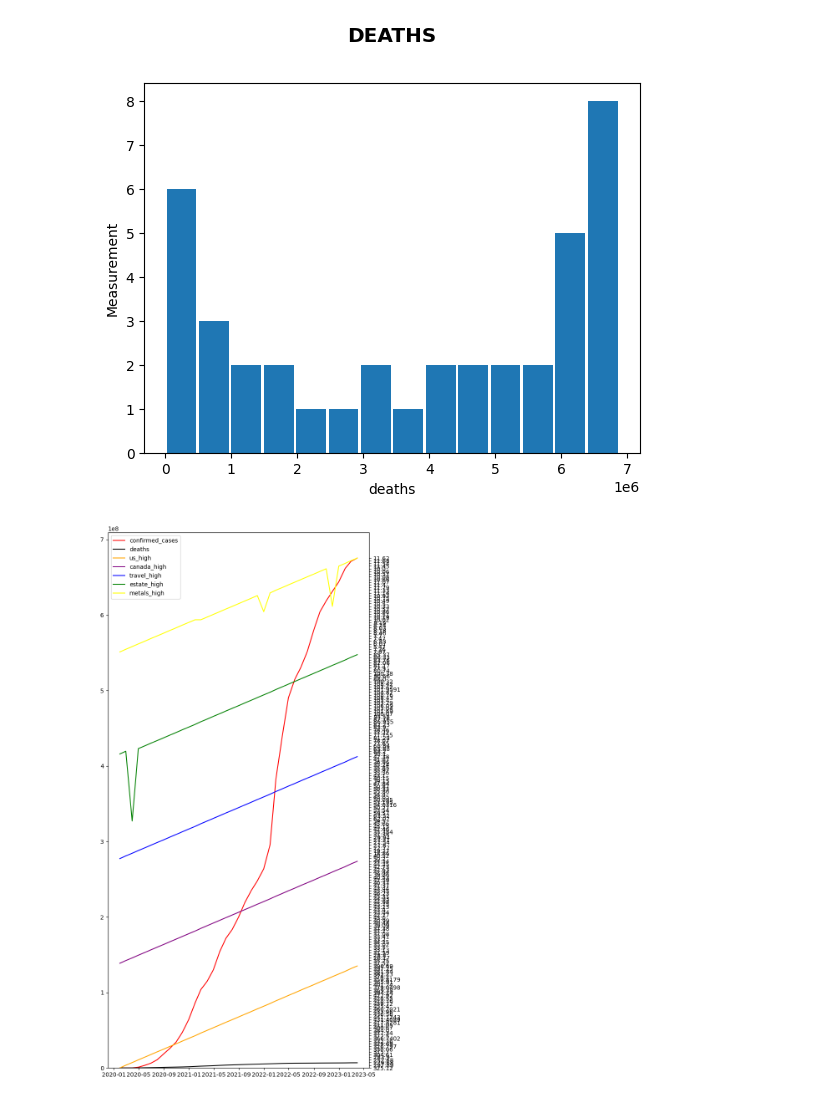
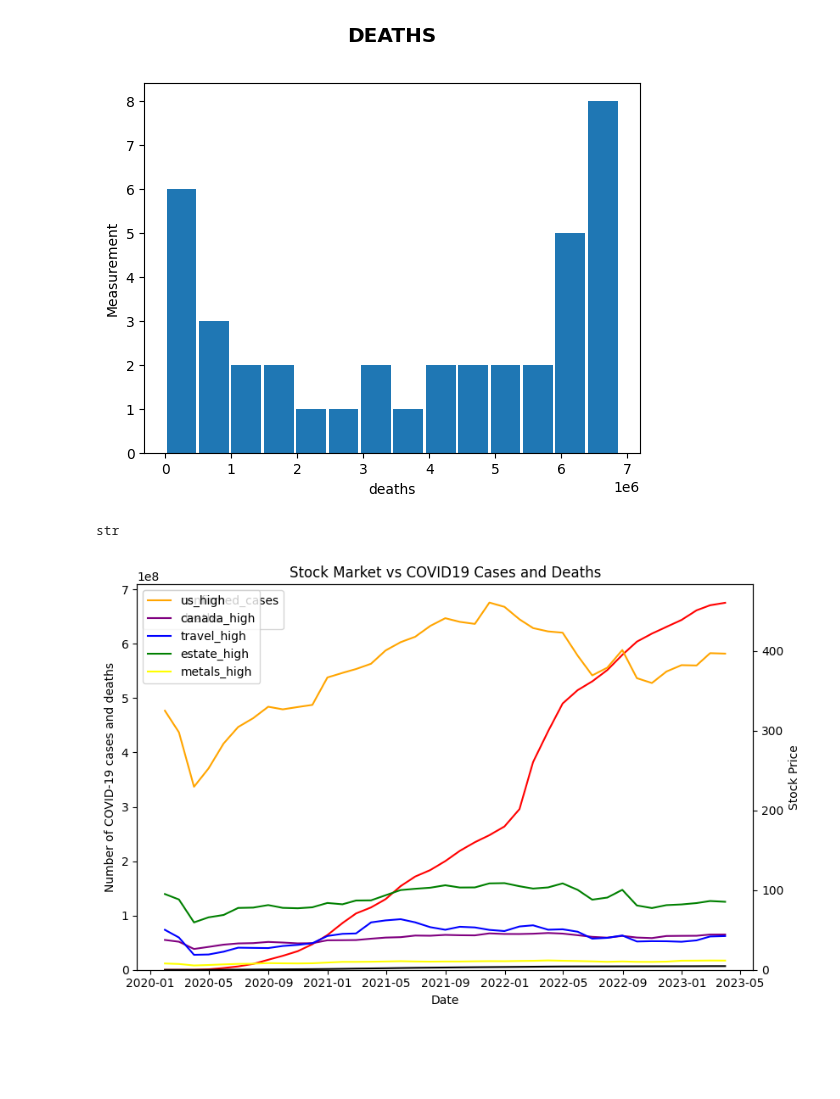
Before and after one commit to Dhvani811/Covid19Project, a Jupyter notebook: Final_Project.ipynb, the cells around one changed output. Saved outputs shown, nothing was run; the diff lists cells and outputs as text; code cells hidden in the pictures; blank space fills up the shorter version.

Commit message:
Line chart working perfectly. Datatypes updated

```diff
--- a/Final_Project.ipynb
+++ b/Final_Project.ipynb
@@ -532,22 +532,36 @@ for i in df_monthly.columns:
 [figure]
 [figure]
 # %%
-plt.rcParams["figure.figsize"] = [7.50, 13.50]
+plt.rcParams["figure.figsize"] = [8.50, 5.50]
 plt.rcParams["figure.autolayout"] = True
+# %%
+x_values = df_monthly.index
+# %%
+type(df_monthly['us_high'][0])
+# %% [output]
+str
 # %%
 ax1 = plt.subplot()
-l1, = ax1.plot(df_monthly['confirmed_cases'], color='red')
-l7, = ax1.plot(df_monthly['deaths'], color='black')
+plt.title("Stock Market vs COVID19 Cases and Deaths")
+l1, = ax1.plot(x_values, np.asarray(df_monthly['confirmed_cases'], float), color='red')
+l7, = ax1.plot(x_values, np.asarray(df_monthly['deaths'], float), color='black')
 plt.ylim(0, None)
-ax2 = ax1.twinx()
-l2, = ax2.plot(df_monthly['us_high'], color='orange')
-l3, = ax2.plot(df_monthly['canada_high'], color='purple')
-l4, = ax2.plot(df_monthly['travel_high'], color='blue')
-l5, = ax2.plot(df_monthly['estate_high'], color='green')
-l6, = ax2.plot(df_monthly['metals_high'], color='yellow')
+plt.legend([l1, l7], ["confirmed_cases", "deaths"])
+plt.xlabel("Date")
+plt.ylabel("Number of COVID-19 cases and deaths")
+
+ax3 = ax1.twinx()
+l2, = ax3.plot(x_values,np.asarray(df_monthly['us_high'], float), color='orange')
+l3, = ax3.plot(x_values, np.asarray(df_monthly['canada_high'], float), color='purple')
+l4, = ax3.plot(x_values, np.asarray(df_monthly['travel_high'], float), color='blue')
+l5, = ax3.plot(x_values, np.asarray(df_monthly['estate_high'], float), color='green')
+l6, = ax3.plot(x_values, np.asarray(df_monthly['metals_high'], float), color='yellow')
 plt.ylim(0, None)
-plt.legend([l1, l7, l2,l3,l4,l5,l6], ["confirmed_cases", "deaths", "us_high","canada_high","travel_high", "estate_high", "metals_high"])
+plt.legend([l2,l3,l4,l5,l6], ["us_high","canada_high","travel_high", "estate_high", "metals_high"])
+plt.ylabel("Stock Price")
+
+
 
 plt.show()
 # %% [output]
-[figure, old version]
+[figure, new version]
```
Also changed, not shown: parts of 3 cells of this notebook.
